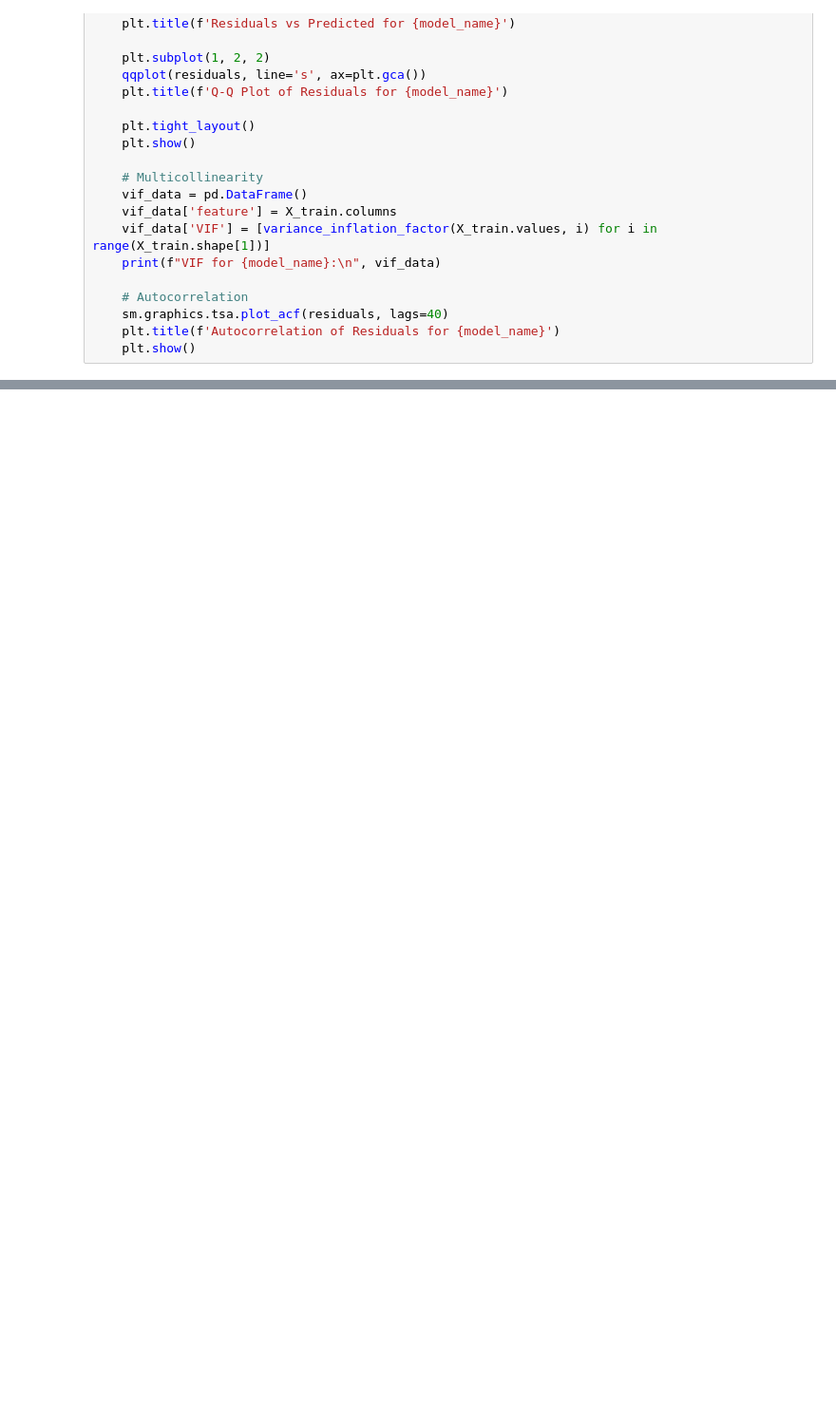
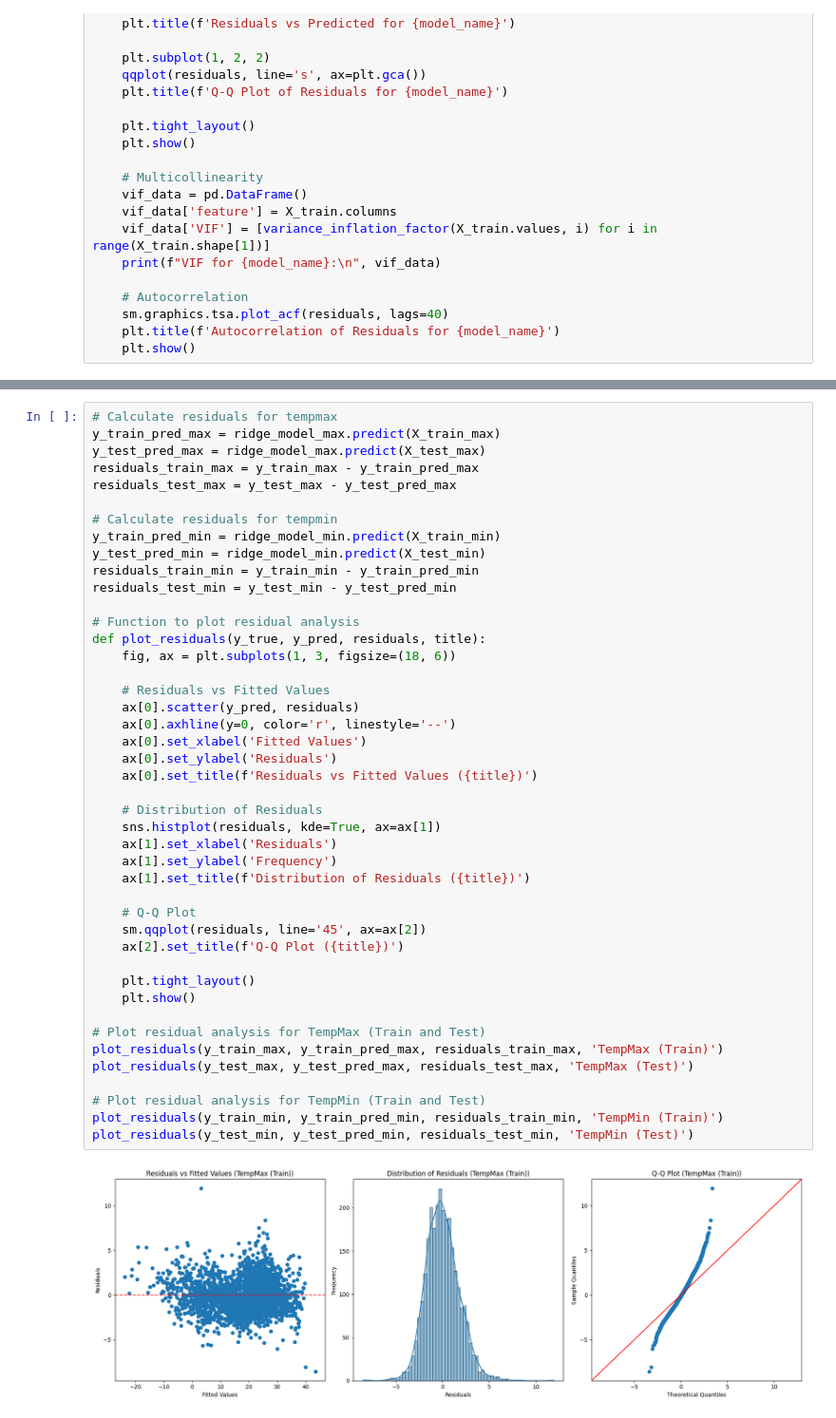
Before and after one commit to Laizra/Weather_prediction, a Jupyter notebook: right.ipynb, the cells around one changed output, grey strips where cells are left out. Shown at 95% size. Drawn from its saved outputs; the diff is of its cells as text; blank space fills up the shorter version.

```diff
--- a/right.ipynb
+++ b/right.ipynb
@@ -580,0 +533,46 @@ Selected features for TempMin: Index(['feelslikemin', 'feelslike', 'dew', 'humid
+# %%
+# Calculate residuals for tempmax
+y_train_pred_max = ridge_model_max.predict(X_train_max)
+y_test_pred_max = ridge_model_max.predict(X_test_max)
+residuals_train_max = y_train_max - y_train_pred_max
+residuals_test_max = y_test_max - y_test_pred_max
+
+# Calculate residuals for tempmin
+y_train_pred_min = ridge_model_min.predict(X_train_min)
+y_test_pred_min = ridge_model_min.predict(X_test_min)
+residuals_train_min = y_train_min - y_train_pred_min
+residuals_test_min = y_test_min - y_test_pred_min
+
+# Function to plot residual analysis
+def plot_residuals(y_true, y_pred, residuals, title):
+    fig, ax = plt.subplots(1, 3, figsize=(18, 6))
+
+    # Residuals vs Fitted Values
+    ax[0].scatter(y_pred, residuals)
+    ax[0].axhline(y=0, color='r', linestyle='--')
+    ax[0].set_xlabel('Fitted Values')
+    ax[0].set_ylabel('Residuals')
+    ax[0].set_title(f'Residuals vs Fitted Values ({title})')
+
+    # Distribution of Residuals
+    sns.histplot(residuals, kde=True, ax=ax[1])
+    ax[1].set_xlabel('Residuals')
+    ax[1].set_ylabel('Frequency')
+    ax[1].set_title(f'Distribution of Residuals ({title})')
+
+    # Q-Q Plot
+    sm.qqplot(residuals, line='45', ax=ax[2])
+    ax[2].set_title(f'Q-Q Plot ({title})')
+
+    plt.tight_layout()
+    plt.show()
+
+# Plot residual analysis for TempMax (Train and Test)
+plot_residuals(y_train_max, y_train_pred_max, residuals_train_max, 'TempMax (Train)')
+plot_residuals(y_test_max, y_test_pred_max, residuals_test_max, 'TempMax (Test)')
+
+# Plot residual analysis for TempMin (Train and Test)
+plot_residuals(y_train_min, y_train_pred_min, residuals_train_min, 'TempMin (Train)')
+plot_residuals(y_test_min, y_test_pred_min, residuals_test_min, 'TempMin (Test)')
+# %% [output]
+[figure, added]
```
Also changed, not shown: parts of 21 cells of this notebook.
